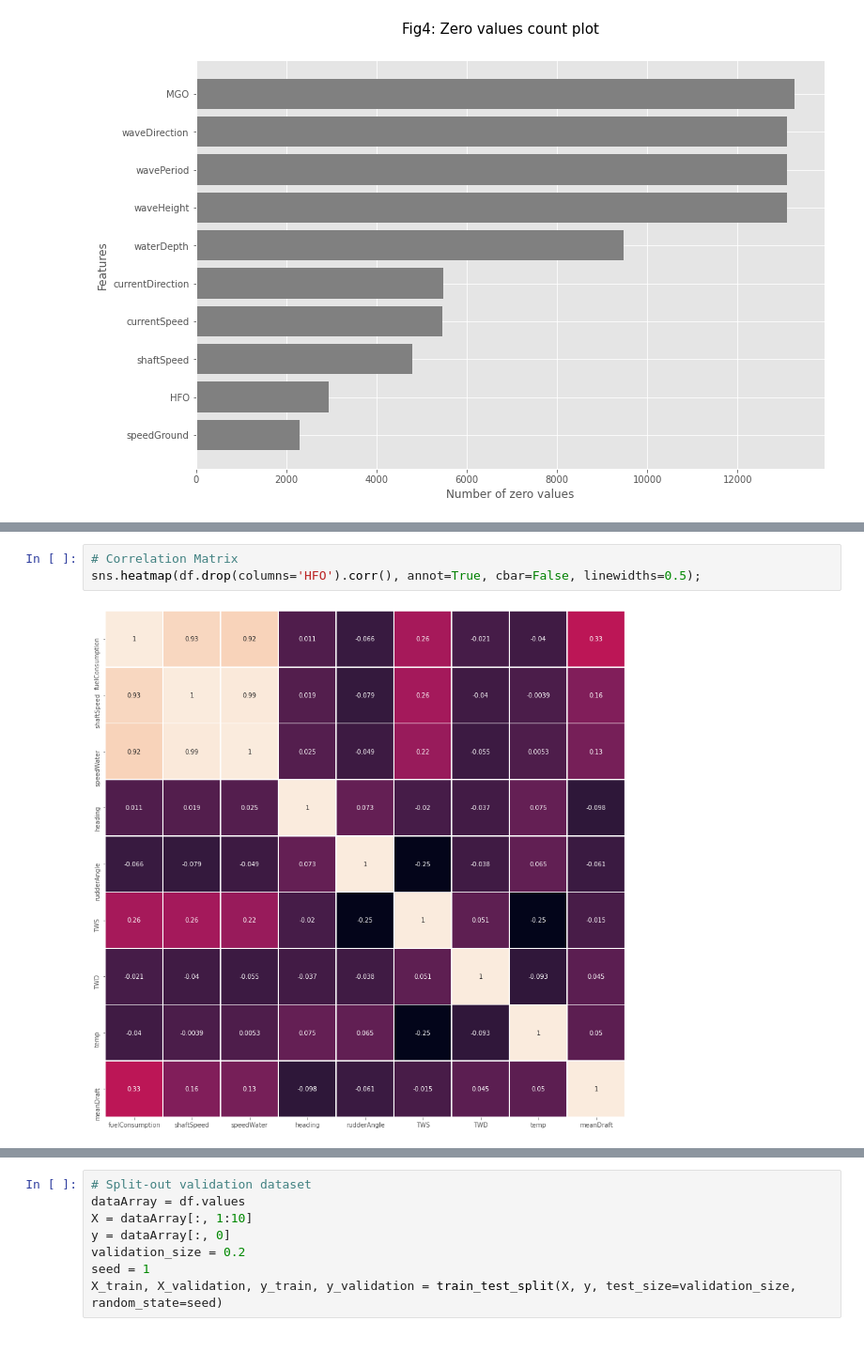
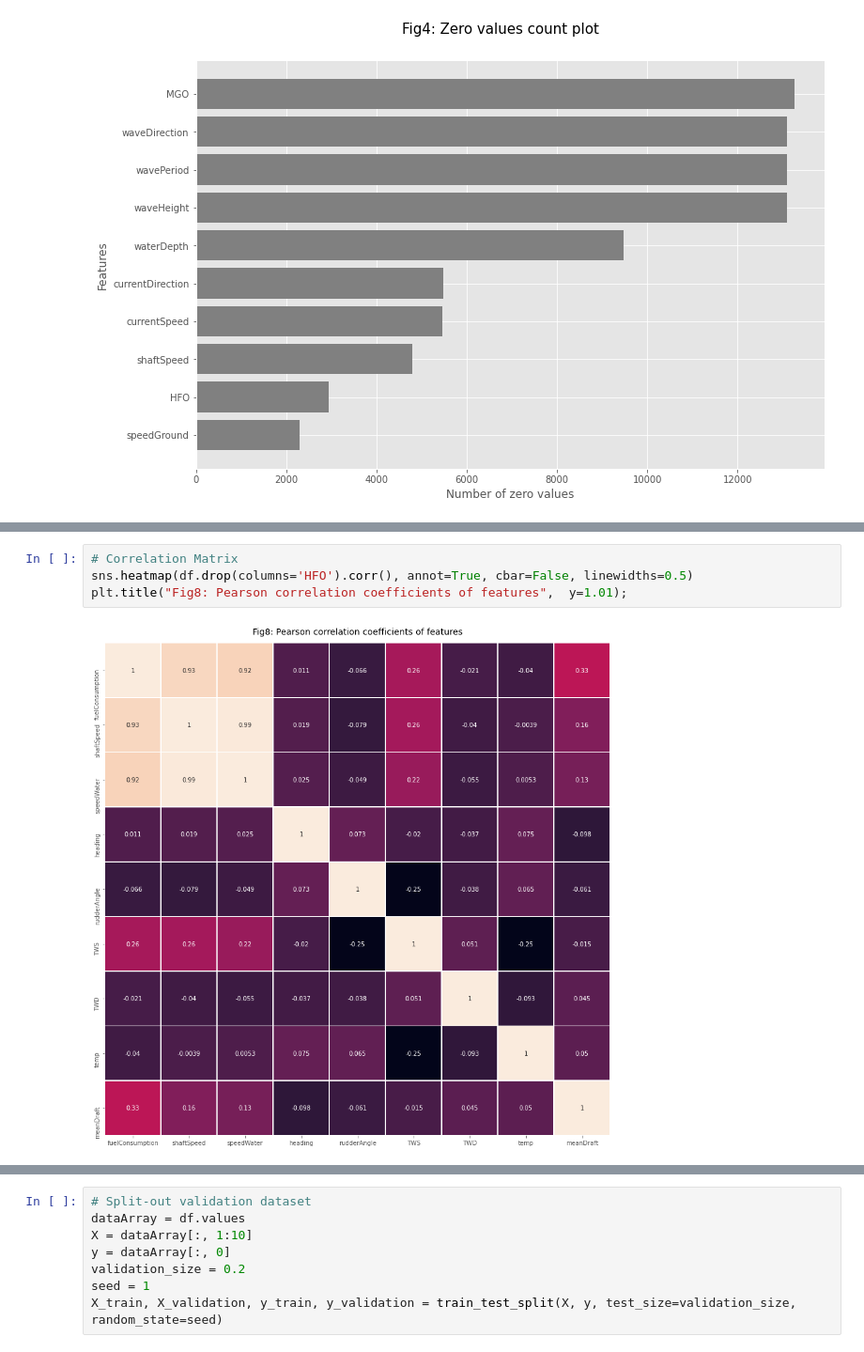
Before and after one commit to R-Sandhu/predict-ship-fuel-consumption, a Jupyter notebook: reports/Report.ipynb, the cells around one changed output, grey strips where cells are left out. Shown at 94% size. Drawn from its saved outputs; the diff is of its cells as text.

```diff
--- a/reports/Report.ipynb
+++ b/reports/Report.ipynb
@@ -354,5 +468,6 @@ g.fig.suptitle("Fig5: Univariate & bivariate distributions",  y=1.01);
 # %%
 # Correlation Matrix
-sns.heatmap(df.drop(columns='HFO').corr(), annot=True, cbar=False, linewidths=0.5);
+sns.heatmap(df.drop(columns='HFO').corr(), annot=True, cbar=False, linewidths=0.5)
+plt.title("Fig8: Pearson correlation coefficients of features",  y=1.01);
 # %% [output]
-[figure, old version]
+[figure, new version]
```
Also changed, not shown: parts of 89 cells of this notebook.
